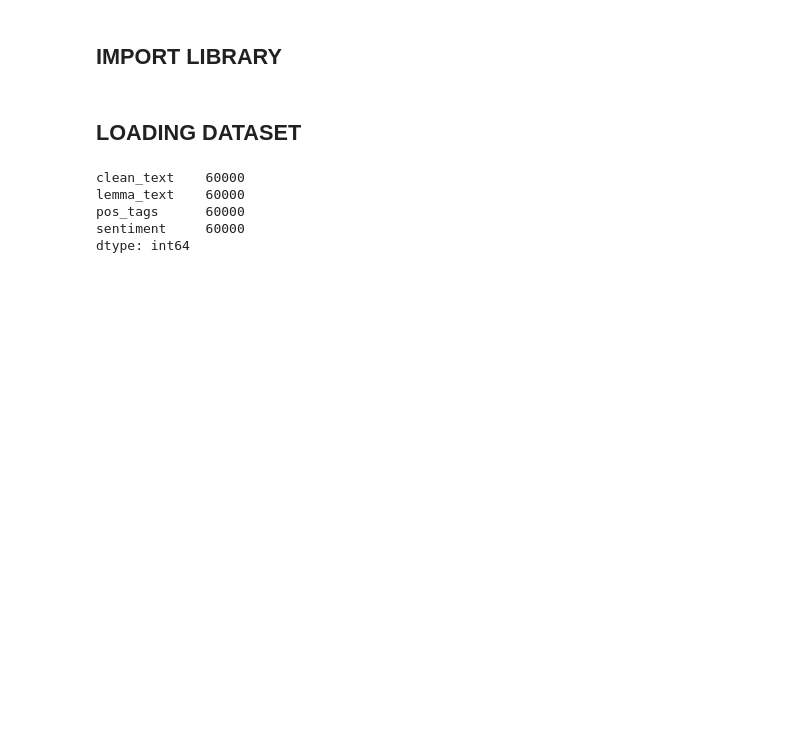
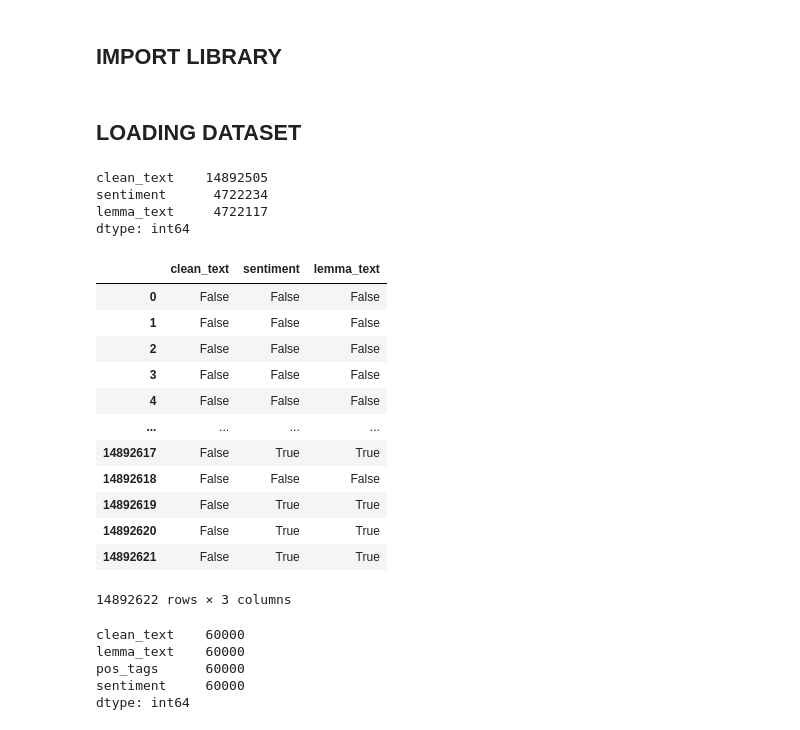
Before and after one commit to Jakij4ki/yelp-sentiment-analysis, a Jupyter notebook: Modelling/svm_training.ipynb, the cells around one changed output. Cells and saved outputs as stored; diff of their text form; code cells hidden in the pictures; blank space fills up the shorter version.

```diff
--- a/Modelling/svm_training.ipynb
+++ b/Modelling/svm_training.ipynb
@@ -15,3 +15,28 @@ from sklearn.feature_extraction.text import TfidfVectorizer
 ## LOADING DATASET
 # %%
 df = pd.read_parquet('./dataset/svm_data_preprocessed.parquet')
+# %%
+df_big_data = pd.read_parquet('./svm_data_lemma/part-00000-7f47dc80-a5b2-4bb3-b23a-c4a18142a727-c000.snappy.parquet')
+# %%
+df_big_data.count()
+# %% [output]
+clean_text    14892505
+sentiment      4722234
+lemma_text     4722117
+dtype: int64
+# %%
+df_big_data.isnull()
+# %% [output]
+|  | clean_text | sentiment | lemma_text |
+| 0 | False | False | False |
+| 1 | False | False | False |
+| 2 | False | False | False |
+| 3 | False | False | False |
+| 4 | False | False | False |
+| ... | ... | ... | ... |
+| 14892617 | False | True | True |
+| 14892618 | False | False | False |
+| 14892619 | False | True | True |
+| 14892620 | False | True | True |
+| 14892621 | False | True | True |
+14892622 rows × 3 columns
```
Also changed, not shown: parts of 53 cells of this notebook, 2 other files.
